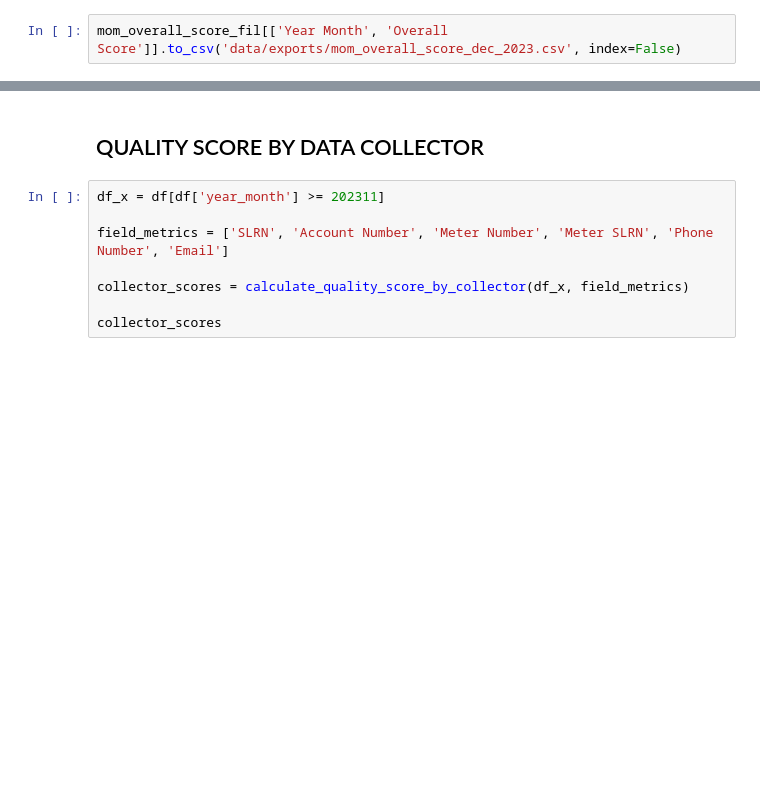
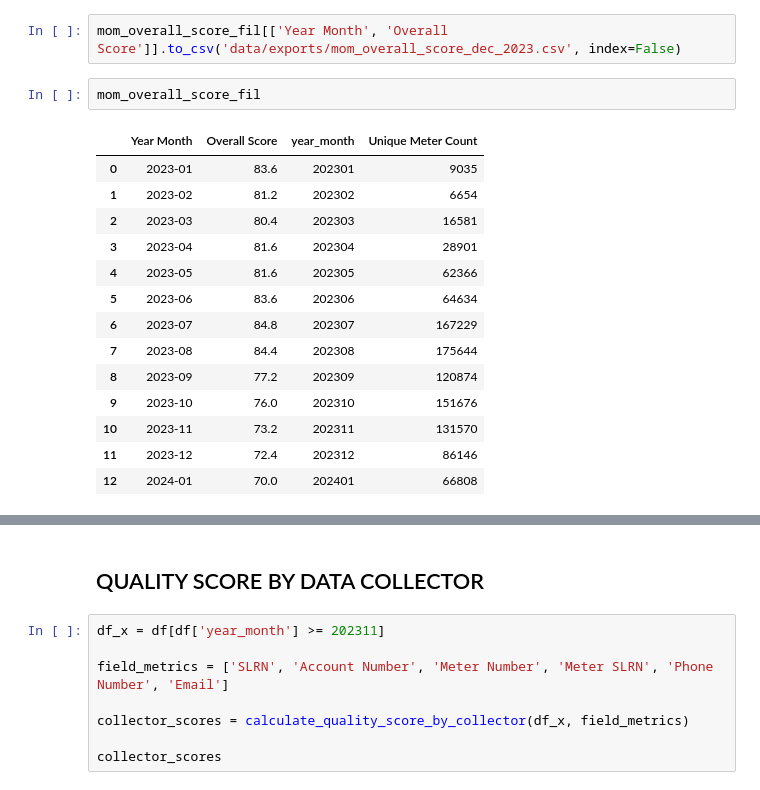
Before and after one commit to adeleyemosh/data-quality-analysis, a Jupyter notebook: ecg_analysis.ipynb, the cells around one changed output, grey strips where cells are left out. Drawn from its saved outputs; the diff is of its cells as text; blank space fills up the shorter version.

```diff
--- a/ecg_analysis.ipynb
+++ b/ecg_analysis.ipynb
@@ -170,2 +170,19 @@ plt.show()
 # %%
 mom_overall_score_fil[['Year Month', 'Overall Score']].to_csv('data/exports/mom_overall_score_dec_2023.csv', index=False)
+# %%
+mom_overall_score_fil
+# %% [output]
+|  | Year Month | Overall Score | year_month | Unique Meter Count |
+| 0 | 2023-01 | 83.6 | 202301 | 9035 |
+| 1 | 2023-02 | 81.2 | 202302 | 6654 |
+| 2 | 2023-03 | 80.4 | 202303 | 16581 |
+| 3 | 2023-04 | 81.6 | 202304 | 28901 |
+| 4 | 2023-05 | 81.6 | 202305 | 62366 |
+| 5 | 2023-06 | 83.6 | 202306 | 64634 |
+| 6 | 2023-07 | 84.8 | 202307 | 167229 |
+| 7 | 2023-08 | 84.4 | 202308 | 175644 |
+| 8 | 2023-09 | 77.2 | 202309 | 120874 |
+| 9 | 2023-10 | 76.0 | 202310 | 151676 |
+| 10 | 2023-11 | 73.2 | 202311 | 131570 |
+| 11 | 2023-12 | 72.4 | 202312 | 86146 |
+| 12 | 2024-01 | 70.0 | 202401 | 66808 |
```
Also changed, not shown: parts of 6 cells of this notebook.
